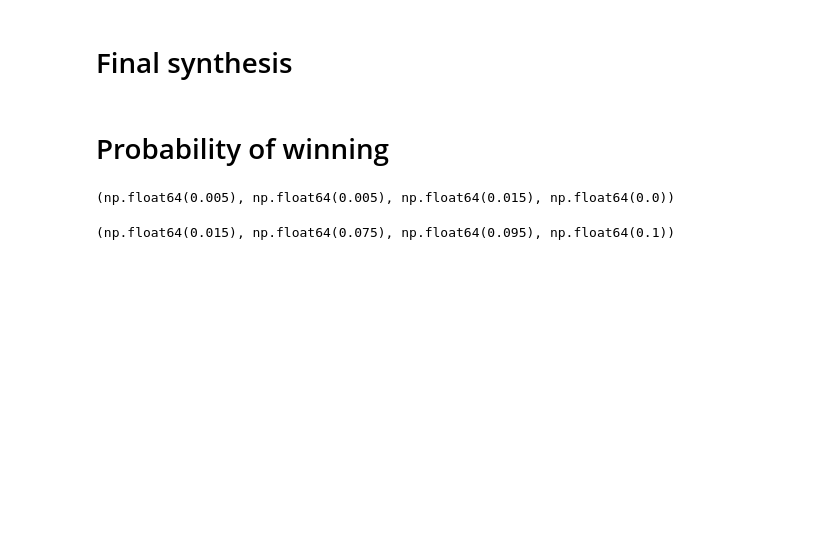
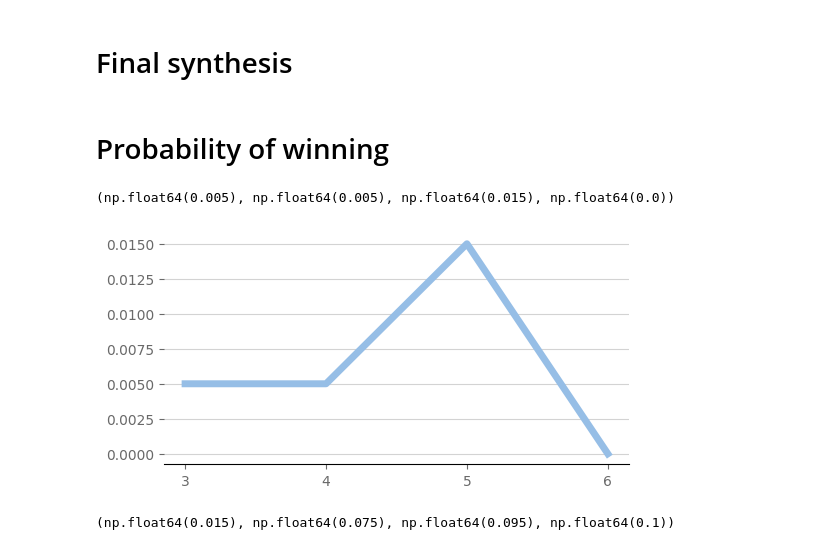
Before and after one commit to PSU-AI801-Group1-Fall-2024/2048-experiments, a Jupyter notebook: data-synthensis.ipynb, the cells around one changed output. Saved outputs shown, nothing was run; the diff lists cells and outputs as text; code cells hidden in the pictures; blank space fills up the shorter version.

```diff
--- a/data-synthensis.ipynb
+++ b/data-synthensis.ipynb
@@ -601,6 +603,18 @@ def wins_t(df):
 )
 # %% [output]
 (np.float64(0.005), np.float64(0.005), np.float64(0.015), np.float64(0.0))
+# %%
+x = [3, 4, 5, 6]
+y = [
+    wins_g(df_expectimax_3),
+    wins_g(df_expectimax_4),
+    wins_g(df_expectimax_5),
+    wins_g(df_expectimax_6)
+]
+
+line_plot(x, y, color_psu_pugh_blue)
+# %% [output]
+[figure, added]
 # %%
 (
     wins_g(df_mcts_48),
```
Also changed, not shown: parts of 9 cells of this notebook.
